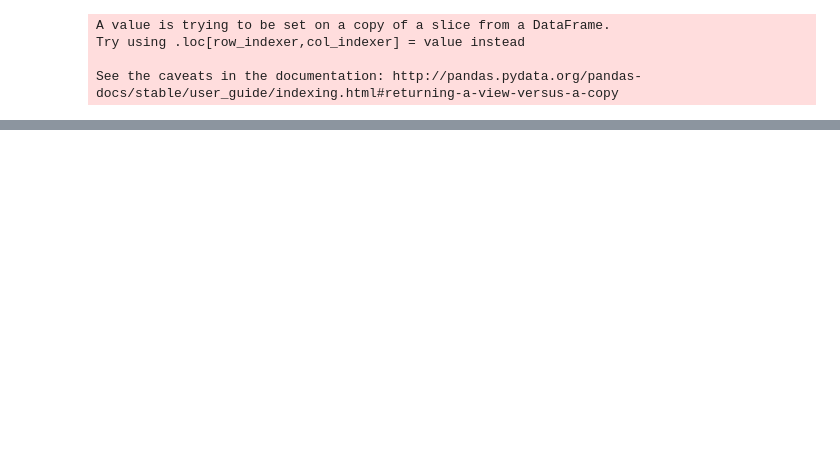
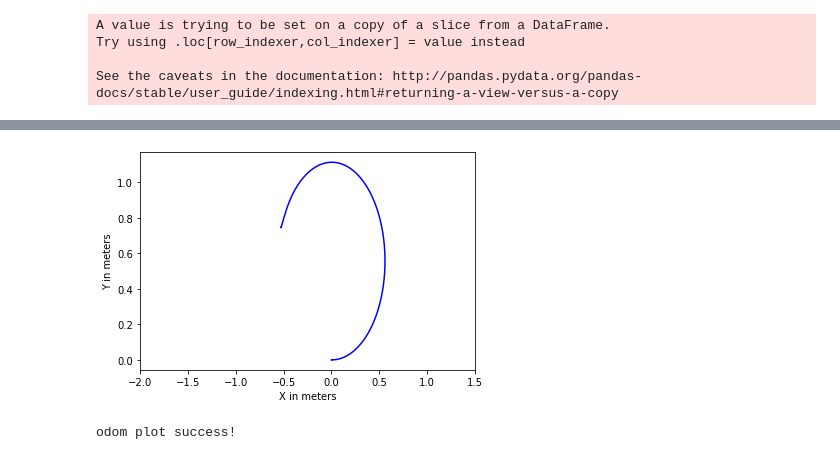
Before and after one commit to SallyPoon/DSC180Q2, a Jupyter notebook: notebooks/Odom graphs.ipynb, the cells around one changed output, grey strips where cells are left out. Saved outputs shown, nothing was run; the diff lists cells and outputs as text; code cells hidden in the pictures; blank space fills up the shorter version.

```diff
--- a/notebooks/Odom graphs.ipynb
+++ b/notebooks/Odom graphs.ipynb
@@ -92,0 +88,10 @@ Extracted .bag data and written to destination successfully
+# %%
+plt.plot(df_odom_0_9['pose.pose.position.x'], df_odom_0_9['pose.pose.position.y'],'b')
+plt.xlabel('X in meters')
+plt.ylabel('Y in meters')
+plt.xticks(np.arange(-2, 2 ,0.5))
+plt.show()
+print('odom plot success!')
+# %% [output]
+[figure, added]
+odom plot success!
```
Also changed, not shown: parts of 15 cells of this notebook, 12 other files.
